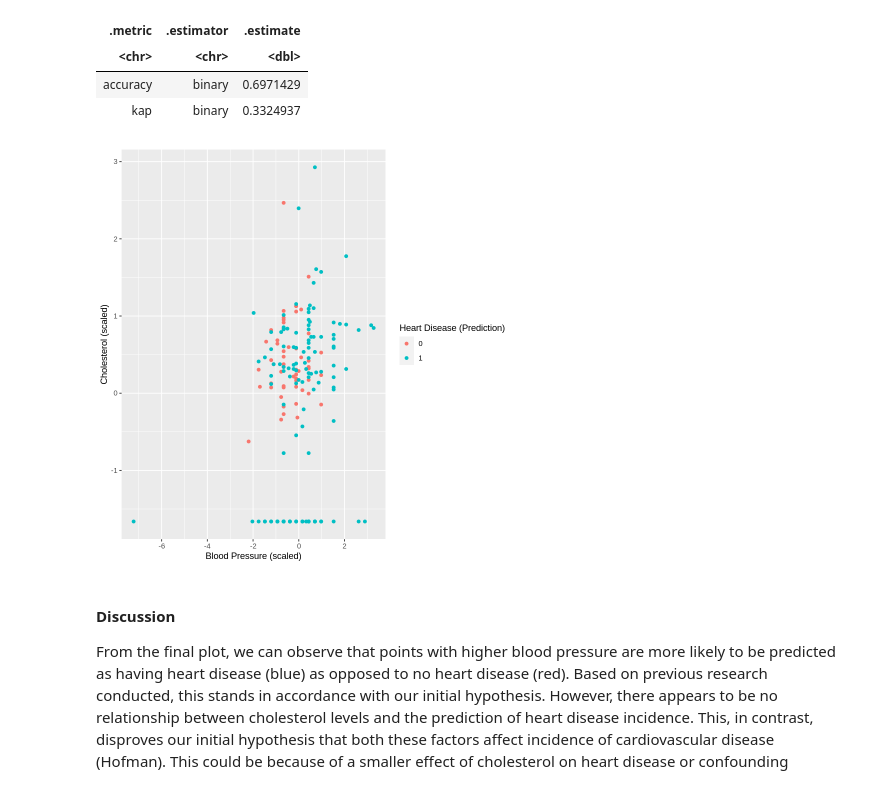
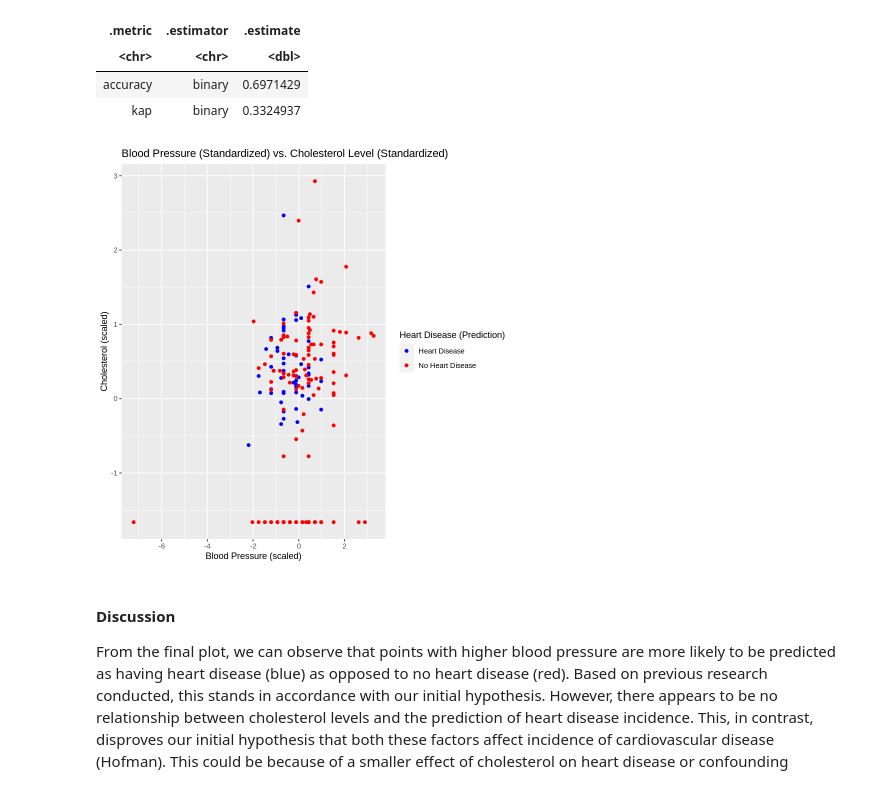
Before and after one commit to flrasu/DSCI-100-002-2, a Jupyter notebook: final_project.ipynb, the cells around one changed output. Drawn from its saved outputs; the diff is of its cells as text; code cells hidden in the pictures.

Commit message:
added legend labels

```diff
--- a/final_project.ipynb
+++ b/final_project.ipynb
@@ -220,13 +220,14 @@ A tibble: 2 × 3
 # %%
 bp_vs_cholesterol <- (heart_predict |>
                       ggplot(aes(x=scaled_bp, y=scaled_cholesterol, color = .pred_class)) +
                       geom_point() +
                       labs(x='Blood Pressure (scaled)', y='Cholesterol (scaled)', color = 'Heart Disease (Prediction)')) +
-                      ggtitle("Blood Pressure (Standardized) vs. Cholesterol Level (Standardized)")
+                      ggtitle("Blood Pressure (Standardized) vs. Cholesterol Level (Standardized)") +
+                      scale_color_manual(values = c("Blue", "Red"), labels = c("Heart Disease", "No Heart Disease"))
 
 bp_vs_cholesterol
 # %% [output]
-[figure, old version]
+[figure, new version]
 # %% [markdown]
 #### Discussion
 
```
